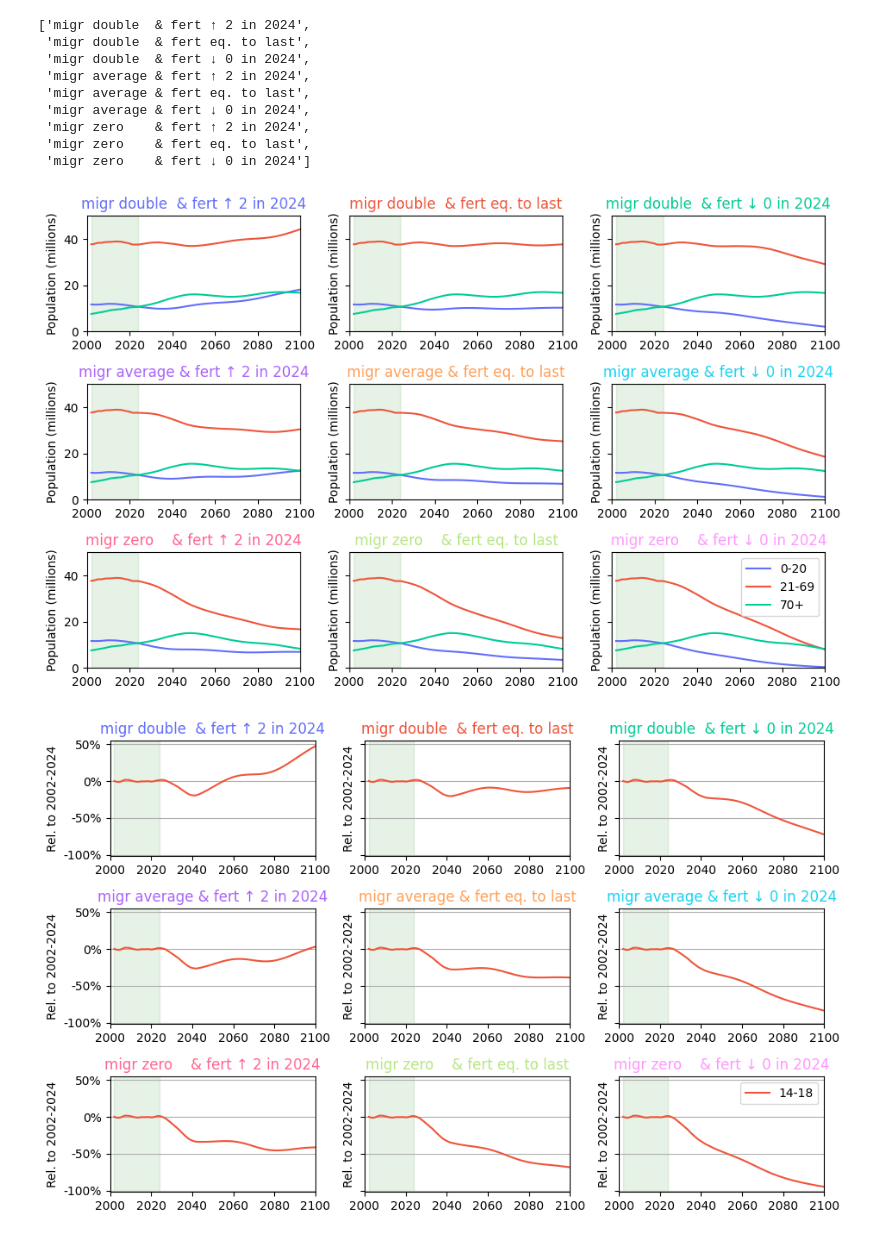
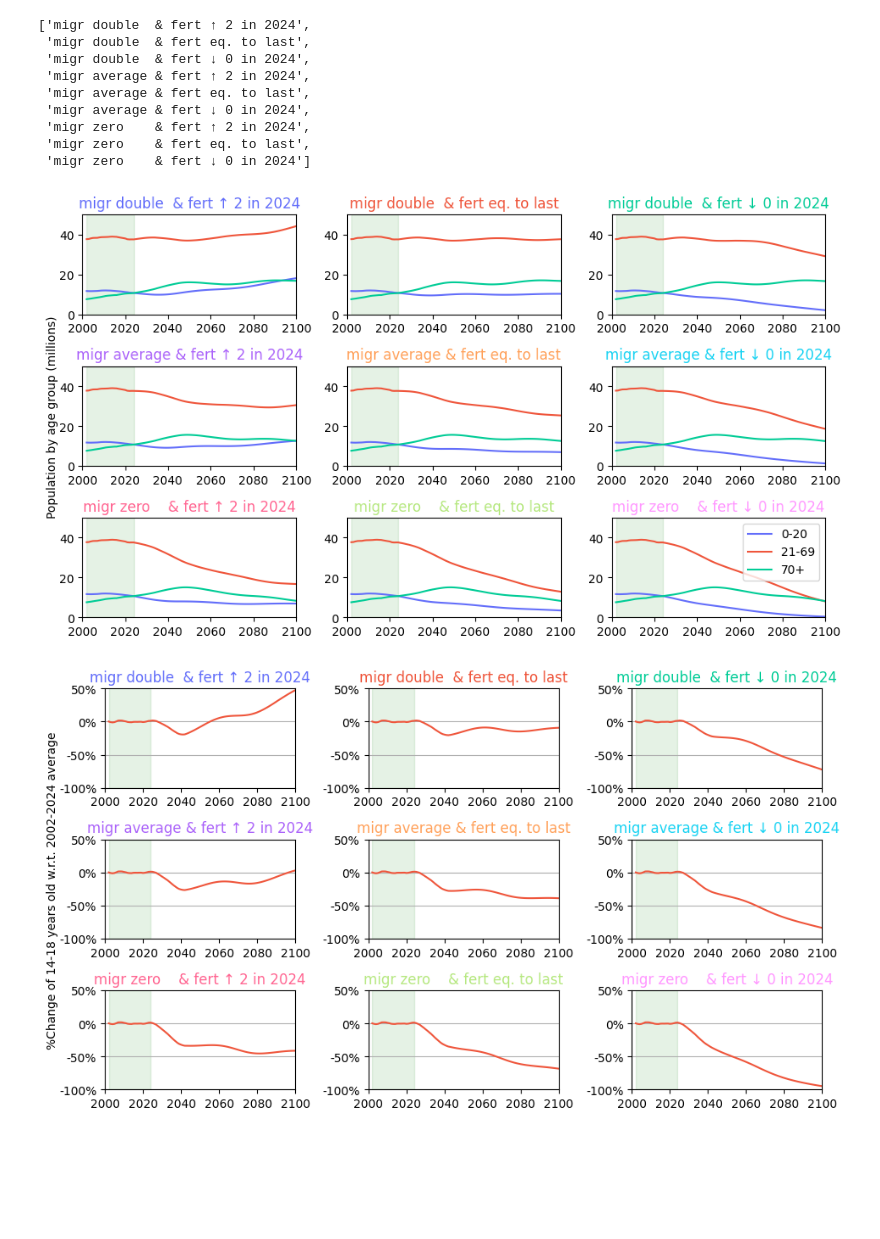
Before and after one commit to danieleongari/demographic_model_page, a Jupyter notebook: notebooks/73_analyse_future_population.ipynb, the cells around one changed output. Cells and saved outputs as stored; diff of their text form; code cells hidden in the pictures; blank space fills up the shorter version.

Commit message:
add analysis of teens

```diff
--- a/notebooks/73_analyse_future_population.ipynb
+++ b/notebooks/73_analyse_future_population.ipynb
@@ -70,37 +70,38 @@ df_plot = dfpj_long_all.melt(
     id_vars=["year", "age"],
     value_vars=dfpj_long_all.columns[2:],
     var_name="scenario",
     value_name="population"
 )
 
-fig, axes = plt.subplots(3, 3, figsize=(9.5, 6), sharex=False, sharey=True)
+fig, axes = plt.subplots(3, 3, figsize=(9.5, 5.5), sharex=False, sharey=False)
 for idx, scenario in enumerate(scenarios):
 
     ax = axes[idx // 3, idx % 3]
     df_scenario = df_plot[df_plot["scenario"] == scenario].copy()
 
     sum10 = df_scenario[df_scenario["age"].between(0, AGE1, inclusive='both')].groupby("year")["population"].sum()
     sum12 = df_scenario[df_scenario["age"].between(AGE1+1, AGE2-1, inclusive='both')].groupby("year")["population"].sum()
     sum23 =df_scenario[df_scenario["age"].between(AGE2, 100, inclusive='both')].groupby("year")["population"].sum()
 
     ax.plot(sum10.index, sum10.values/1e6, label=f"0-{AGE1}", color=matplotlib_colors[0])
     ax.plot(sum12.index, sum12.values/1e6, label=f"{AGE1+1}-{AGE2-1}", color=matplotlib_colors[1])
     ax.plot(sum23.index, sum23.values/1e6, label=f"{AGE2}+", color=matplotlib_colors[2])
 
     ax.set_title(scenario, color=matplotlib_colors[idx])
     ax.set_xlabel(None)
-    ax.set_ylabel("Population (millions)")
+    ax.set_ylabel(None)
     ax.set_xlim(2000, end_year)
     ax.set_ylim(0, 50)
     if idx == 8:
         ax.legend()
     ax.axvspan(start_year, last_year, color="green", alpha=0.1)
 
+fig.text(0.0, 0.5, 'Population by age group (millions)', va='center', rotation='vertical')
 plt.tight_layout()
-plt.savefig("../images_output/pop_by_age_proj_groups.png", dpi=200)
+plt.savefig("../images_output/analysis_proj_groups.png", dpi=200)
 plt.show()
 # %% [output]
-[figure, old version]
+[figure, new version]
 # %%
 AGE1, AGE2 = 14, 18
 
@@ -111,7 +112,7 @@ df_plot = dfpj_long_all.melt(
     value_name="population"
 )
 
-fig, axes = plt.subplots(3, 3, figsize=(9.5, 6), sharex=False, sharey=True)
+fig, axes = plt.subplots(3, 3, figsize=(9.5, 5.5), sharex=False, sharey=False)
 for idx, scenario in enumerate(scenarios):
 
     ax = axes[idx // 3, idx % 3]
@@ -124,19 +125,21 @@ for idx, scenario in enumerate(scenarios):
 
     ax.set_title(scenario, color=matplotlib_colors[idx])
     ax.set_xlabel(None)
-    ax.set_ylabel(f"Rel. to {start_year}-{last_year}")
+    ax.set_ylabel(None)
     ax.set_xlim(2000, end_year)
+    ax.set_ylim(-1, +0.5)
     ax.yaxis.set_major_formatter(mtick.FuncFormatter(lambda x, _: f"{x:.0%}"))
-    if idx == 8:
-        ax.legend()
+    # if idx == 8:
+    #     ax.legend()
     ax.axvspan(start_year, last_year, color="green", alpha=0.1)
     ax.grid(axis='y')
 
+fig.text(0, 0.5, f"%Change of {AGE1}-{AGE2} years old w.r.t. {start_year}-{last_year} average", va='center', rotation='vertical')
 plt.tight_layout()
-#plt.savefig("../images_output/pop_by_age_proj_groups.png", dpi=200)
+plt.savefig("../images_output/analysis_proj_teens.png", dpi=200)
 plt.show()
 # %% [output]
-[figure, old version]
+[figure, new version]
 # %%
 # Values from previous analysis on fertility (see Notebook #40)
 LAST_OBSERVERD_FERTILITY_YEAR = 2023
```
Also changed, not shown: 4 other files.
